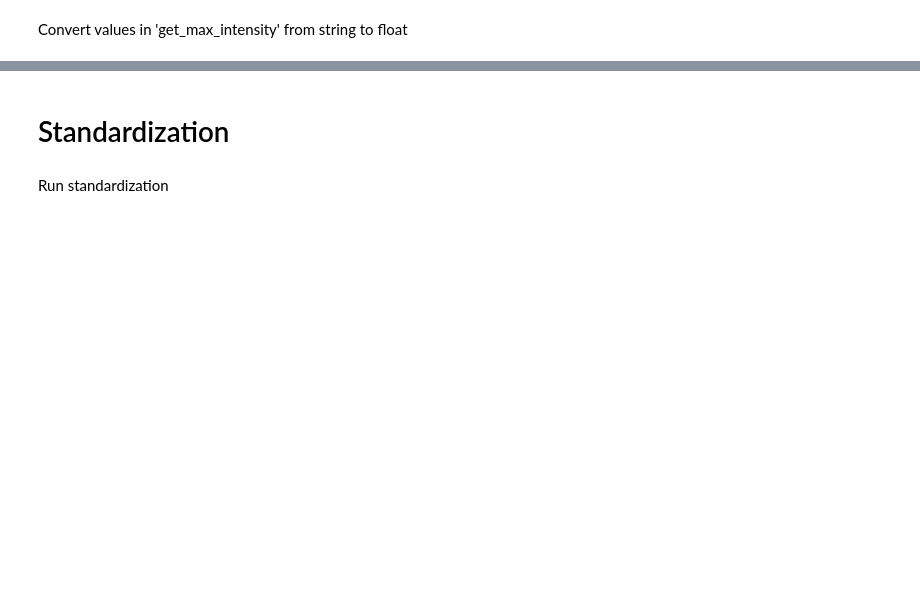
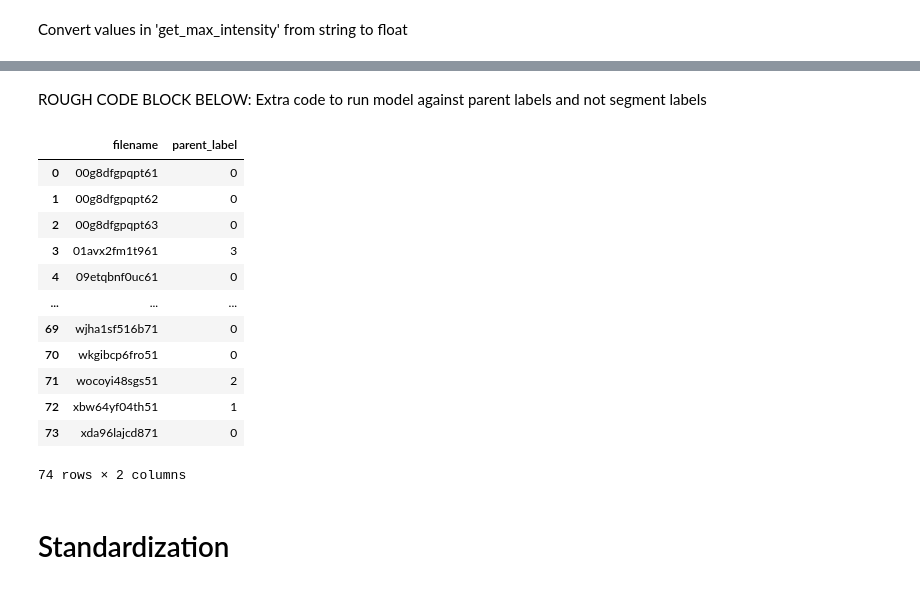
Before and after one commit to TheSameerAhmed/anger-detection-ml, a Jupyter notebook: modelling/modelling.ipynb, the cells around one changed output, grey strips where cells are left out. Saved outputs shown, nothing was run; the diff lists cells and outputs as text; code cells hidden in the pictures; blank space fills up the shorter version.

```diff
--- a/modelling/modelling.ipynb
+++ b/modelling/modelling.ipynb
@@ -175,0 +196,24 @@ print(aggression_df.shape)
+# %%
+feature_labels = ['parent_label_train', 'segment_label_train', 'noisy_train']
+
+label_df = aggression_data_df.filter(items=feature_labels)
+aggression_df = aggression_data_df.drop(columns=feature_labels)
+
+label_non_noisy_df = non_noisy_df.filter(items=feature_labels)
+aggression_non_noisy_df = non_noisy_df.drop(columns=feature_labels)
+
+label_noisy_df = noisy_df.filter(items=feature_labels)
+aggression_noisy_df = noisy_df.drop(columns=feature_labels)
+
+label_df.reset_index(drop=True, inplace=True)
+aggression_df.reset_index(drop=True, inplace=True)
+
+label_non_noisy_df.reset_index(drop=True, inplace=True)
+aggression_non_noisy_df.reset_index(drop=True, inplace=True)
+
+label_noisy_df.reset_index(drop=True, inplace=True)
+aggression_noisy_df.reset_index(drop=True, inplace=True)
+
+print(f"Shape of labelled data in Group 1:{label_df.shape} \n Shape of data in Group 1: {aggression_df.shape}\n")
+print(f"Shape of labelled data in Group 2:{label_non_noisy_df.shape} \n Shape of data in Group 2: {aggression_non_noisy_df.shape}\n")
+print(f"Shape of labelled data in Group 3:{label_noisy_df.shape} \n Shape of data in Group 3: {aggression_noisy_df.shape}\n")
@@ -176,3 +229,35 @@ print(aggression_df.shape)
+# %% [markdown]
+ROUGH CODE BLOCK BELOW: Extra code to run model against parent labels and not segment labels
+# %%
+# print(aggression_noisy_df.tail(10))
+
+to_add = aggression_noisy_df.parent_file_train.unique()
+
+actual_noisy_test_df = pd.DataFrame(to_add, columns = ['filename'])
+actual_noisy_test_df["parent_label"] = -1
+
+actual_noisy_test_df.head()
+
+for fn in to_add:
+    actual_noisy_test_df.loc[actual_noisy_test_df['filename'] == fn, ['parent_label']] = noisy_df.loc[noisy_df.parent_file_train == fn, 'parent_label_train'].values[0]
+    # actual_noisy_test_df.at[0, fn] = aggression_noisy_df.iloc[0][fn]
+
+actual_noisy_test_df
+# print(noisy_df.loc[noisy_df.parent_file_train == '3nvn1lwacgg61', 'parent_label_train'].values[0])
+# %% [output]
+|  | filename | parent_label |
+| 0 | 00g8dfgpqpt61 | 0 |
+| 1 | 00g8dfgpqpt62 | 0 |
+| 2 | 00g8dfgpqpt63 | 0 |
+| 3 | 01avx2fm1t961 | 3 |
+| 4 | 09etqbnf0uc61 | 0 |
+| ... | ... | ... |
+| 69 | wjha1sf516b71 | 0 |
+| 70 | wkgibcp6fro51 | 0 |
+| 71 | wocoyi48sgs51 | 2 |
+| 72 | xbw64yf04th51 | 1 |
+| 73 | xda96lajcd871 | 0 |
+74 rows × 2 columns
 # %% [markdown]
 # Standardization
 # %%
@@ -204,5 +289,3 @@ def standardize(df):
     print(f"Tail of the data post standardization: \n{values_array[-5:]}")
 
     return pd.DataFrame(values_array, columns=features)
-# %% [markdown]
-Run standardization
```
Also changed, not shown: parts of 32 cells of this notebook.
